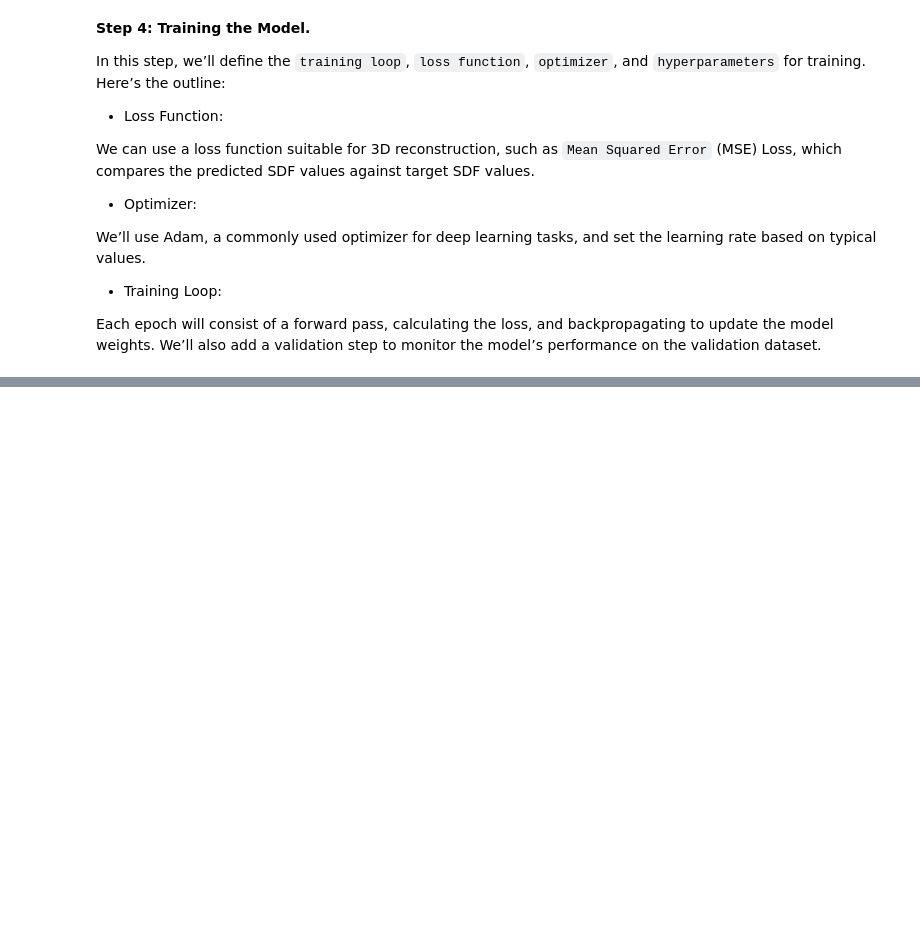
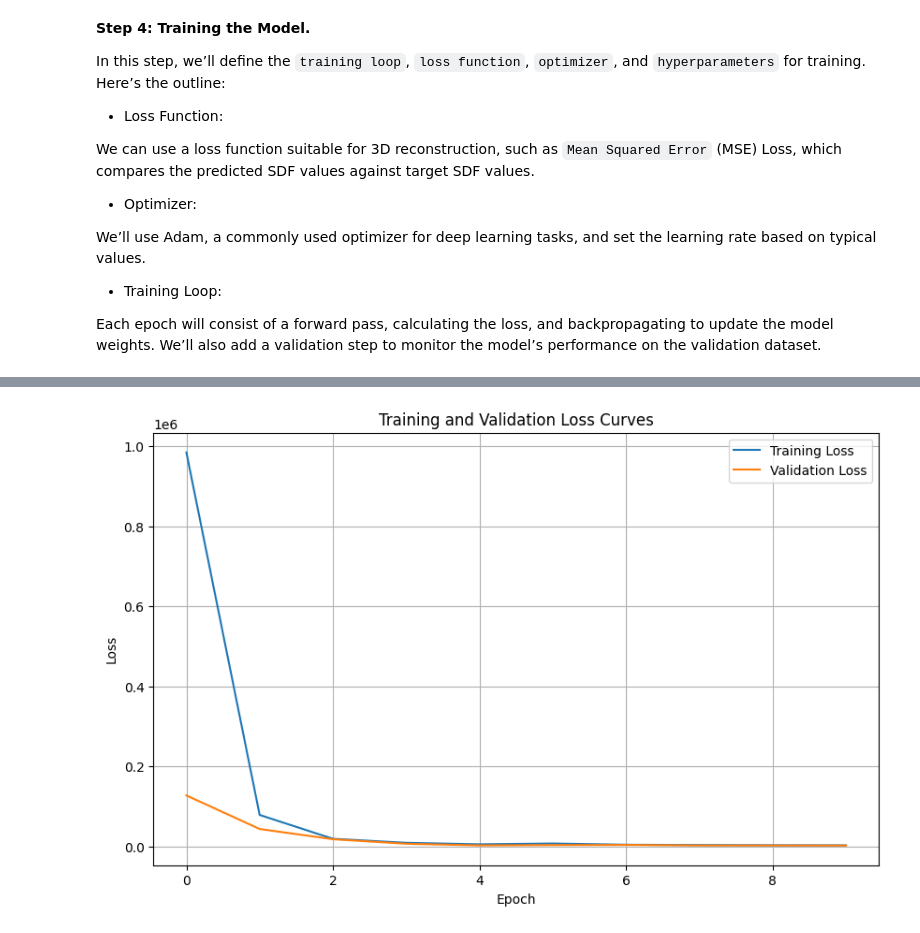
Before and after one commit to mm-mazhar/IECO, a Jupyter notebook: LAM3D.ipynb, the cells around one changed output, grey strips where cells are left out. Cells and saved outputs as stored; diff of their text form; code cells hidden in the pictures; blank space fills up the shorter version.

```diff
--- a/LAM3D.ipynb
+++ b/LAM3D.ipynb
@@ -346,6 +406,7 @@ Each epoch will consist of a forward pass, calculating the loss, and backpropaga
 We’ll also add a validation step to monitor the model’s performance on the validation dataset.
 # %%
 import torch.optim as optim
+import torch.nn as nn
 
 # Define the loss function and optimizer
 loss_fn = nn.MSELoss()  # MSE Loss for SDF prediction
@@ -353,7 +414,7 @@ learning_rate = 0.001
 optimizer = optim.Adam(model.parameters(), lr=learning_rate)
 
 # Hyperparameters
-num_epochs = 10  # Set based on your computational limits
+num_epochs = 10  # Set based on computational constraints
 train_loss_history = []
 val_loss_history = []
 
@@ -366,14 +427,16 @@ for epoch in range(num_epochs):
     for batch in train_loader:
         images = batch['image'].to(device)
         point_clouds = batch['dsm'].to(device)
+        target_sdf = batch['target_sdf'].to(device)  # Actual target SDF values
 
         # Forward pass
         optimizer.zero_grad()  # Reset gradients
         sdf_pred = model(images, point_clouds)  # Predicted SDF values
 
-        # Generate target SDF values if available
-        # Replace this with actual target SDF values if you have them
-        target_sdf = torch.zeros_like(sdf_pred)  # Placeholder for ground truth SDF
+        # Ensure predicted SDF and target SDF are compatible
+        if sdf_pred.shape != target_sdf.shape:
+            print(f"Shape mismatch: Predicted SDF {sdf_pred.shape}, Target SDF {target_sdf.shape}")
+            continue  # Skip this batch if shapes do not match
 
         # Calculate loss
         loss = loss_fn(sdf_pred, target_sdf)
@@ -393,12 +456,15 @@ for epoch in range(num_epochs):
         for batch in val_loader:
             images = batch['image'].to(device)
             point_clouds = batch['dsm'].to(device)
+            target_sdf = batch['target_sdf'].to(device)
 
             # Forward pass
             sdf_pred = model(images, point_clouds)
 
-            # Generate target SDF values for validation
-            target_sdf = torch.zeros_like(sdf_pred)  # Placeholder for ground truth SDF
+            # Ensure predicted SDF and target SDF are compatible
+            if sdf_pred.shape != target_sdf.shape:
+                print(f"Shape mismatch: Predicted SDF {sdf_pred.shape}, Target SDF {target_sdf.shape}")
+                continue
 
             # Calculate validation loss
             loss = loss_fn(sdf_pred, target_sdf)
@@ -422,0 +489,15 @@ Epoch [10/10], Train Loss: 53.7283, Val Loss: 11.9617
+# %%
+import matplotlib.pyplot as plt
+
+# Plot training and validation loss curves
+plt.figure(figsize=(10, 6))
+plt.plot(train_loss_history, label='Training Loss')
+plt.plot(val_loss_history, label='Validation Loss')
+plt.xlabel('Epoch')
+plt.ylabel('Loss')
+plt.title('Training and Validation Loss Curves')
+plt.legend()
+plt.grid(True)
+plt.show()
+# %% [output]
+[figure, added]
```
Also changed, not shown: parts of 10 cells of this notebook.
